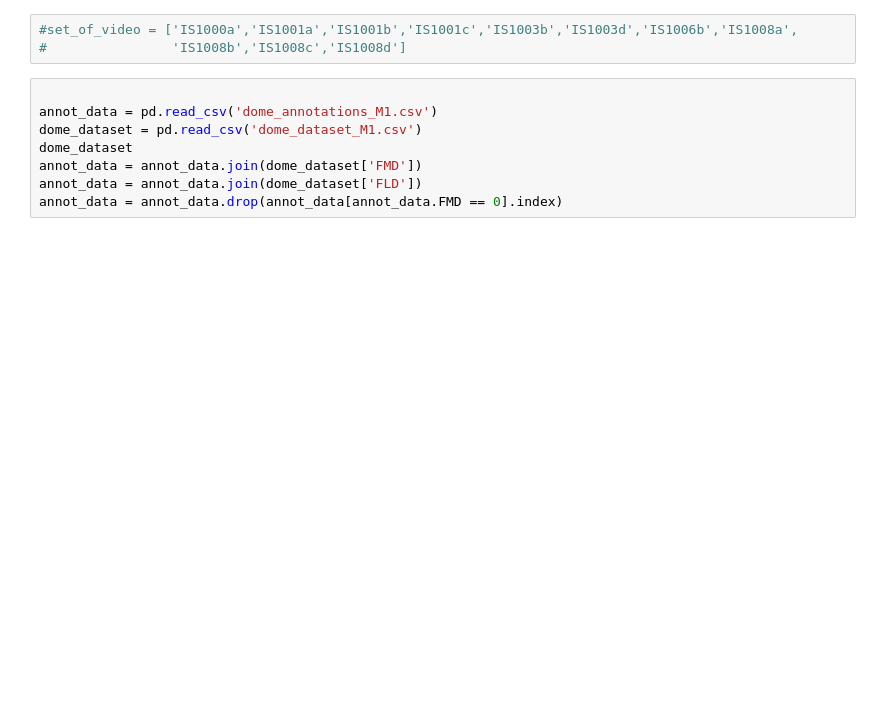
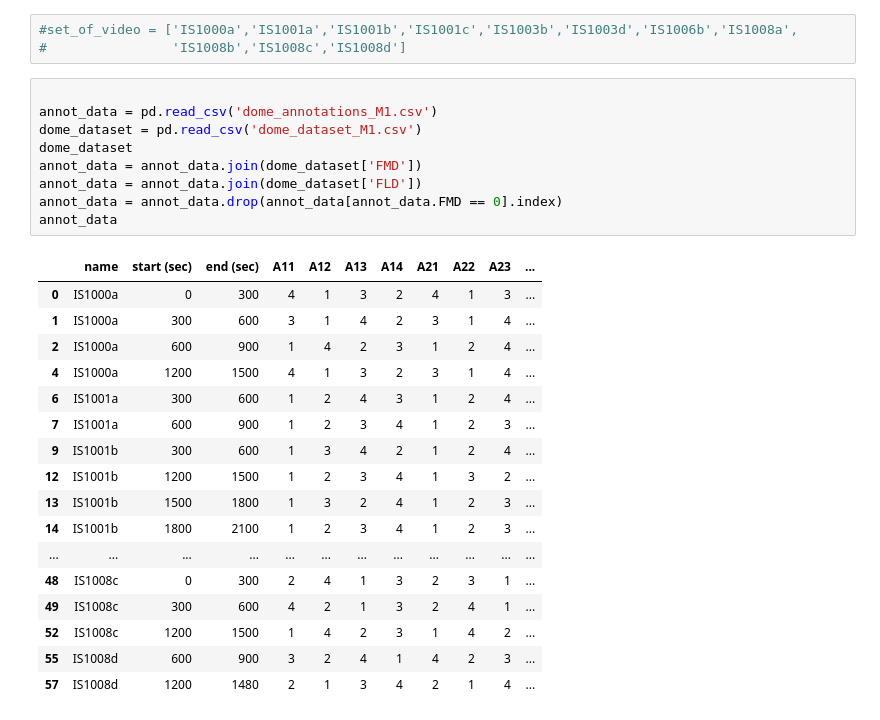
Before and after one commit to PhilippShemetov/DominantSearch, a Jupyter notebook: dom.ipynb, the cells around one changed output. Drawn from its saved outputs; the diff is of its cells as text; blank space fills up the shorter version.

```diff
--- a/dom.ipynb
+++ b/dom.ipynb
@@ -14,11 +36,30 @@ import cv2
 # %%
 
 annot_data = pd.read_csv('dome_annotations_M1.csv')
 dome_dataset = pd.read_csv('dome_dataset_M1.csv')
 dome_dataset
 annot_data = annot_data.join(dome_dataset['FMD'])
 annot_data = annot_data.join(dome_dataset['FLD'])
 annot_data = annot_data.drop(annot_data[annot_data.FMD == 0].index)
+annot_data
+# %% [output]
+|  | name | start (sec) | end (sec) | A11 | A12 | A13 | A14 | A21 | A22 | A23 | ... |
+| 0 | IS1000a | 0 | 300 | 4 | 1 | 3 | 2 | 4 | 1 | 3 | ... |
+| 1 | IS1000a | 300 | 600 | 3 | 1 | 4 | 2 | 3 | 1 | 4 | ... |
+| 2 | IS1000a | 600 | 900 | 1 | 4 | 2 | 3 | 1 | 2 | 4 | ... |
+| 4 | IS1000a | 1200 | 1500 | 4 | 1 | 3 | 2 | 3 | 1 | 4 | ... |
+| 6 | IS1001a | 300 | 600 | 1 | 2 | 4 | 3 | 1 | 2 | 4 | ... |
+| 7 | IS1001a | 600 | 900 | 1 | 2 | 3 | 4 | 1 | 2 | 3 | ... |
+| 9 | IS1001b | 300 | 600 | 1 | 3 | 4 | 2 | 1 | 2 | 4 | ... |
+| 12 | IS1001b | 1200 | 1500 | 1 | 2 | 3 | 4 | 1 | 3 | 2 | ... |
+| 13 | IS1001b | 1500 | 1800 | 1 | 3 | 2 | 4 | 1 | 2 | 3 | ... |
+| 14 | IS1001b | 1800 | 2100 | 1 | 2 | 3 | 4 | 1 | 2 | 3 | ... |
+| ... | ... | ... | ... | ... | ... | ... | ... | ... | ... | ... | ... |
+| 48 | IS1008c | 0 | 300 | 2 | 4 | 1 | 3 | 2 | 3 | 1 | ... |
+| 49 | IS1008c | 300 | 600 | 4 | 2 | 1 | 3 | 2 | 4 | 1 | ... |
+| 52 | IS1008c | 1200 | 1500 | 1 | 4 | 2 | 3 | 1 | 4 | 2 | ... |
+| 55 | IS1008d | 600 | 900 | 3 | 2 | 4 | 1 | 4 | 2 | 3 | ... |
+| 57 | IS1008d | 1200 | 1480 | 2 | 1 | 3 | 4 | 2 | 1 | 4 | ... |
 # %%
 set_of_video = sorted(list(set(annot_data['name'].values)))
 set_of_video
```
Also changed, not shown: parts of 14 cells of this notebook, 1 other file.
